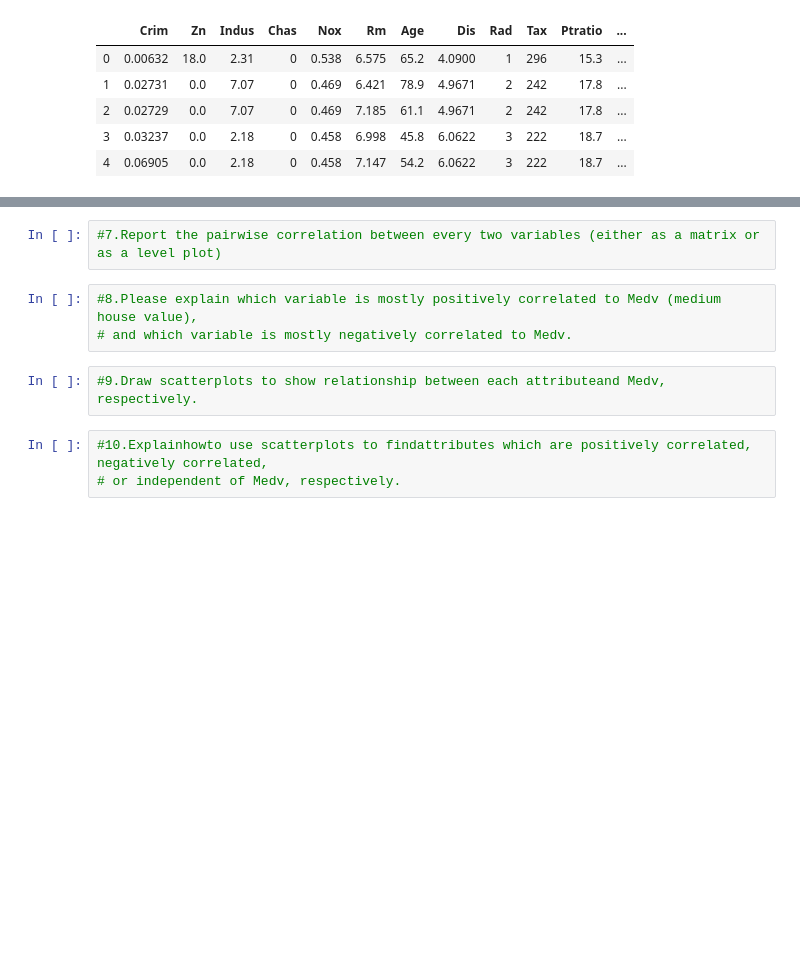
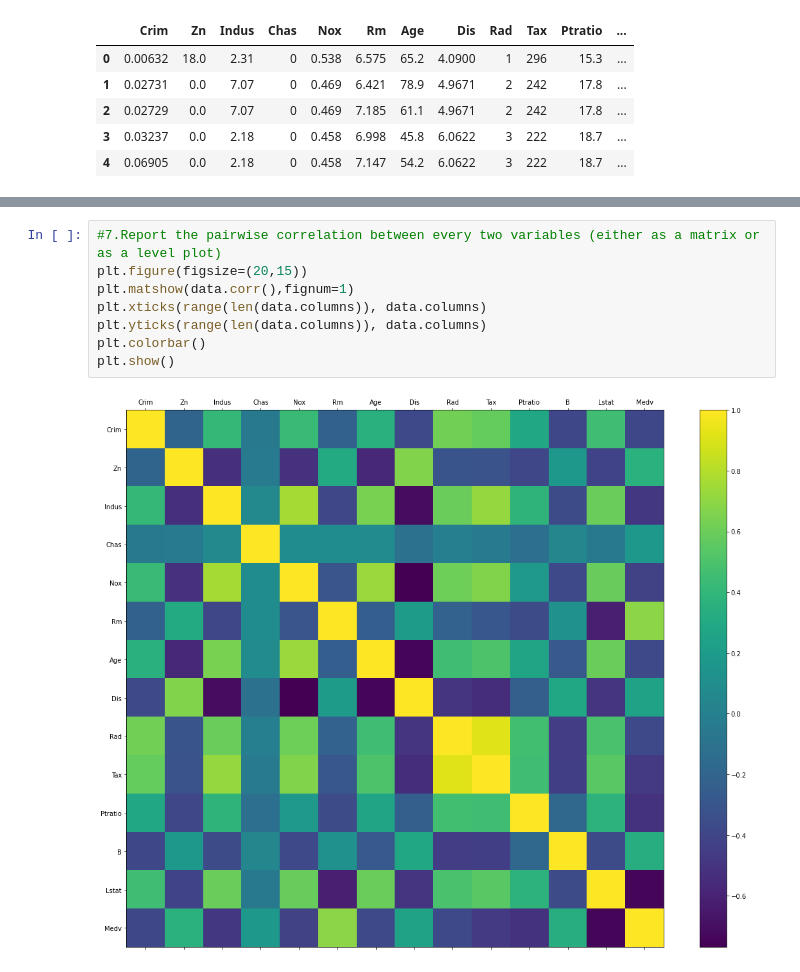
Before and after one commit to HsinTingHo/CAP6619-Deep-Learning, a Jupyter notebook: Assignment1/Assignment1.ipynb, the cells around one changed output, grey strips where cells are left out. Saved outputs shown, nothing was run; the diff lists cells and outputs as text; blank space fills up the shorter version.

```diff
--- a/Assignment1/Assignment1.ipynb
+++ b/Assignment1/Assignment1.ipynb
@@ -135,10 +163,10 @@ IndexError: Item wrong length 1 instead of 506.
 # %%
 #7.Report the pairwise correlation between every two variables (either as a matrix or as a level plot)
+plt.figure(figsize=(20,15))
+plt.matshow(data.corr(),fignum=1)
+plt.xticks(range(len(data.columns)), data.columns)
+plt.yticks(range(len(data.columns)), data.columns)
+plt.colorbar()
+plt.show()
+# %% [output]
+[figure, added]
-# %%
-#8.Please explain which variable is mostly positively correlated to Medv (medium house value),
-# and which variable is mostly negatively correlated to Medv.
-# %%
-#9.Draw scatterplots to show relationship between each attributeand Medv, respectively.
-# %%
-#10.Explainhowto use scatterplots to findattributes which are positively correlated, negatively correlated,
-# or independent of Medv, respectively.
```
Also changed, not shown: parts of 11 cells of this notebook, 2 other files.
